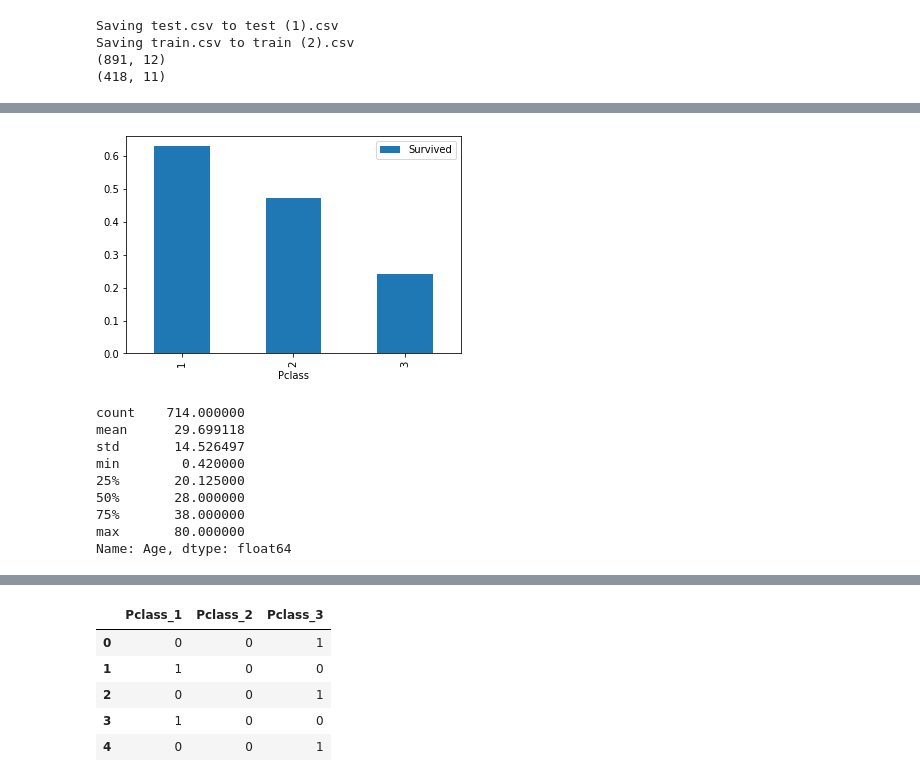
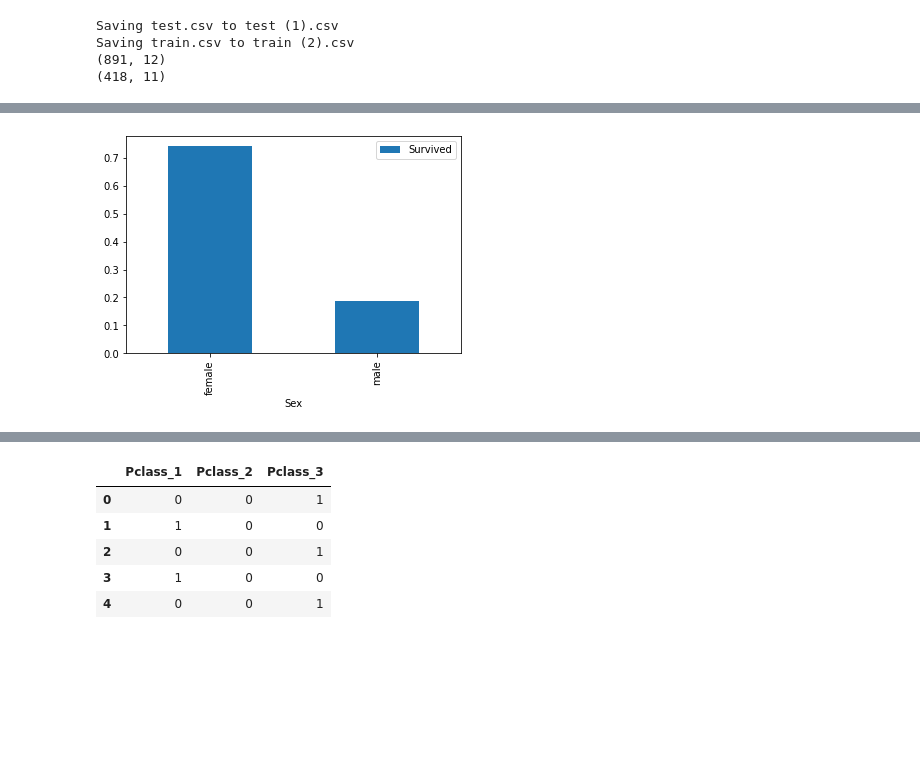
Before and after one commit to Mikolajkunka/Missp, a Jupyter notebook: competition/titanic.ipynb, the cells around one changed output, grey strips where cells are left out. Cells and saved outputs as stored; diff of their text form; code cells hidden in the pictures; blank space fills up the shorter version.

```diff
--- a/competition/titanic.ipynb
+++ b/competition/titanic.ipynb
@@ -49,19 +44,9 @@ sex_pivot
 # %%
-pclass_pivot = train.pivot_table(index="Pclass",values="Survived")
-# pclass_pivot
-pclass_pivot.plot.bar()
+#Pierwsze przedstawienie danej na temat relacji pomiędzy płcią a przeżywalnością
+sex_pivot = train.pivot_table(index="Sex",values="Survived")
+sex_pivot
+
+sex_pivot.plot.bar()
 plt.show()
 # %% [output]
-[figure, old version]
+[figure, new version]
-# %%
-train['Age'].describe()
-# %% [output]
-count    714.000000
-mean      29.699118
-std       14.526497
-min        0.420000
-25%       20.125000
-50%       28.000000
-75%       38.000000
-max       80.000000
-Name: Age, dtype: float64
```
Also changed, not shown: parts of 37 cells of this notebook.
